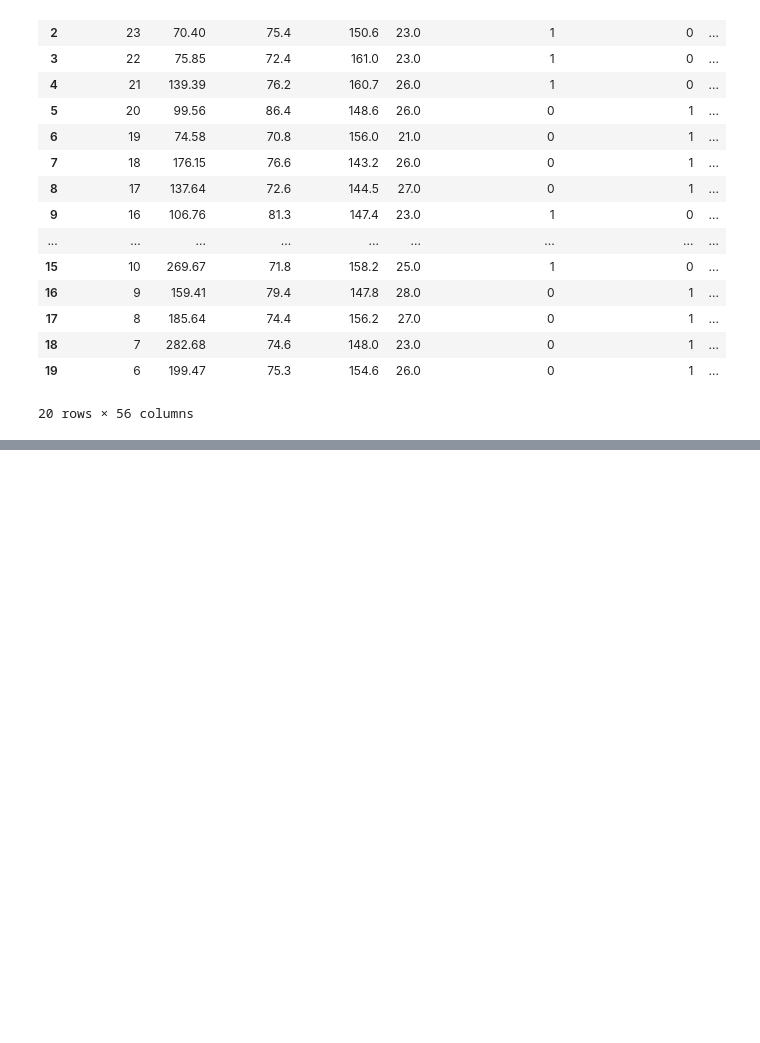
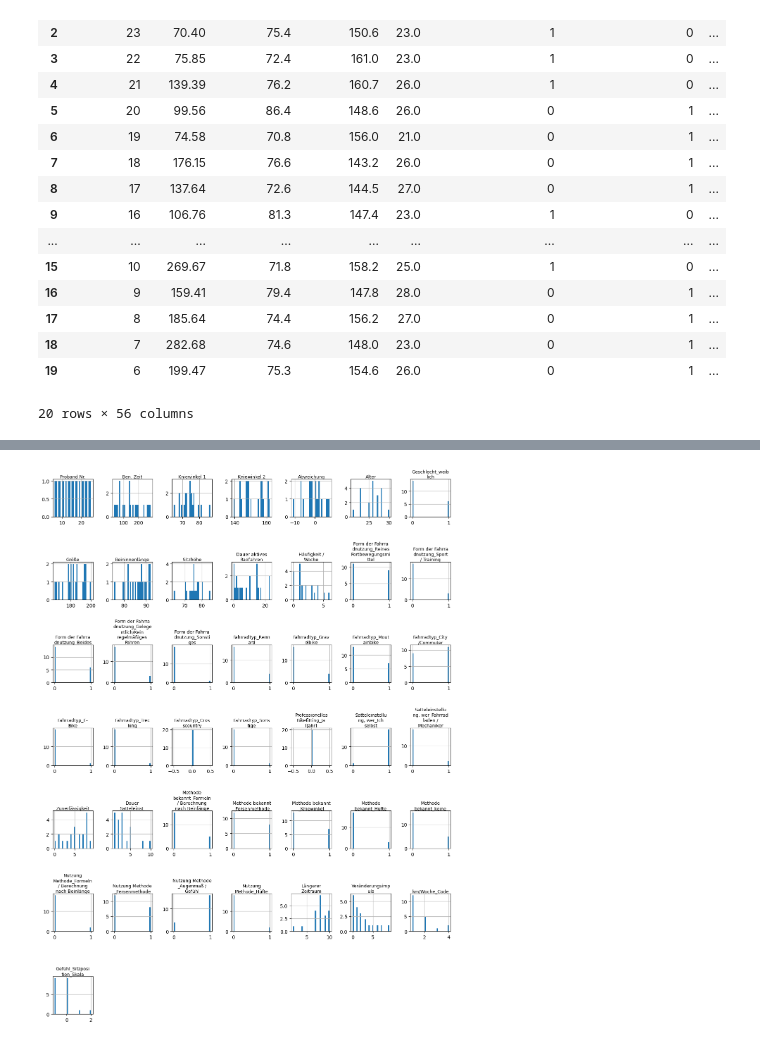
Before and after one commit to WestWoodPrints/MMI_Tool, a Jupyter notebook: data_evaluation.ipynb, the cells around one changed output, grey strips where cells are left out. Drawn from its saved outputs; the diff is of its cells as text; code cells hidden in the pictures; blank space fills up the shorter version.

```diff
--- a/data_evaluation.ipynb
+++ b/data_evaluation.ipynb
@@ -129,0 +213,14 @@ df.head(20)
+# %%
+#Histogramme
+axes = df.select_dtypes(include="number").hist(bins=30, figsize=(12, 16))
+
+for ax in axes.ravel():
+    if ax is not None:
+        t = "\n".join(textwrap.wrap(ax.get_title(), width=15))
+        ax.set_title(t, fontsize=9, pad=2)  # pad steuert Abstand zum Plot
+
+plt.tight_layout()
+plt.subplots_adjust(hspace=1.2)  # <-- mehr Platz zwischen Reihen
+plt.show()
+# %% [output]
+[figure, added]
```
Also changed, not shown: parts of 19 cells of this notebook, 1 other file.
